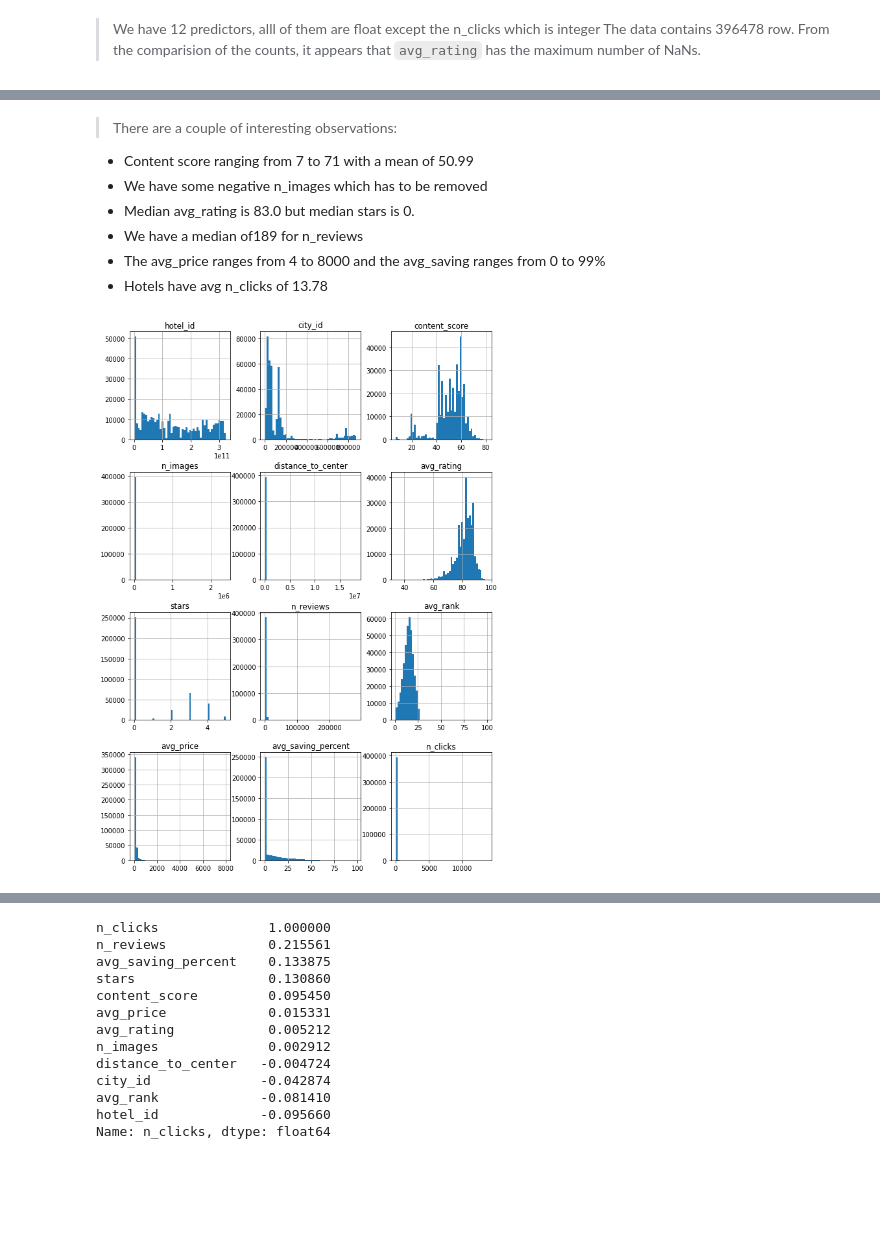
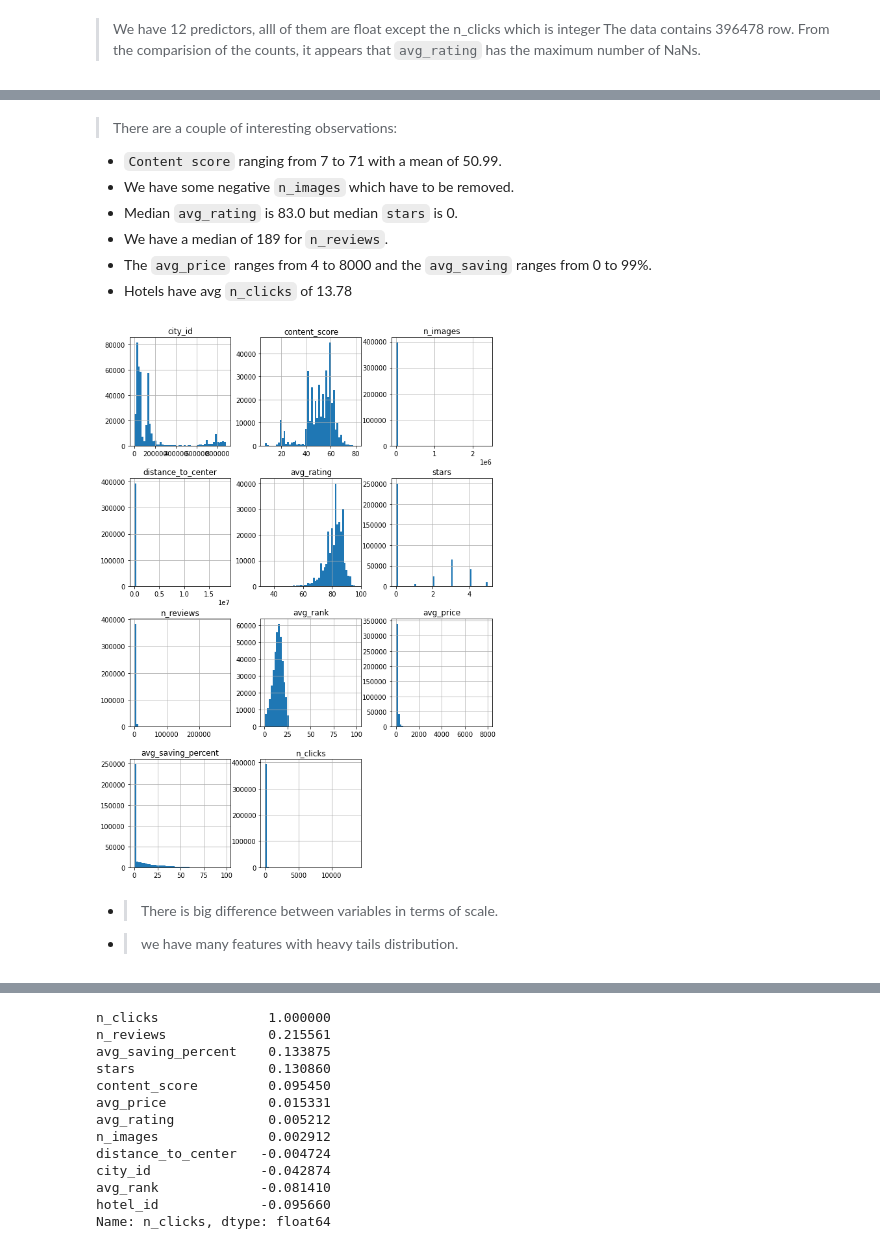
Before and after one commit to dataubc/number_-of_clicks_prediction, a Jupyter notebook: eda_preprocessing.ipynb, the cells around one changed output, grey strips where cells are left out. Cells and saved outputs as stored; diff of their text form; code cells hidden in the pictures; blank space fills up the shorter version.

```diff
--- a/eda_preprocessing.ipynb
+++ b/eda_preprocessing.ipynb
@@ -106,16 +110,19 @@ hotel_data.describe()
 | max | 3.237114e+11 | 878736.000000 | 81.000000 | 2.393911e+06 | 1.834155e+07 | 97.000000 | 5.000000 | 283089.000000 | ... |
 # %% [markdown]
  > There are a couple of interesting observations:
- - Content score ranging from 7 to 71 with a mean of 50.99
- - We have some negative n_images which has to be removed
- - Median avg_rating is 83.0 but median stars is 0.
- - We have a median of189 for n_reviews
- - The avg_price ranges from 4 to 8000 and the avg_saving ranges from 0 to 99%
- - Hotels have avg n_clicks of 13.78
+ - `Content score` ranging from 7 to 71 with a mean of 50.99.
+ - We have some negative `n_images` which have to be removed.
+ - Median `avg_rating` is 83.0 but median `stars` is 0.
+ - We have a median of 189 for `n_reviews`.
+ - The `avg_price` ranges from 4 to 8000 and the `avg_saving` ranges from 0 to 99%.
+ - Hotels have avg `n_clicks` of 13.78
 # %%
 # Now let's look at a histogram for the data
 
-hotel_data.hist(bins = 50, figsize=(10,15))
+hotel_data.drop(columns = ['hotel_id']).hist(bins = 50, figsize=(10,15))
 plt.show()
 # %% [output]
-[figure, old version]
+[figure, new version]
+# %% [markdown]
+- > There is big difference between variables in terms of scale.
+- > we have many features with heavy tails distribution.
```
Also changed, not shown: parts of 19 cells of this notebook, 3 other files.
